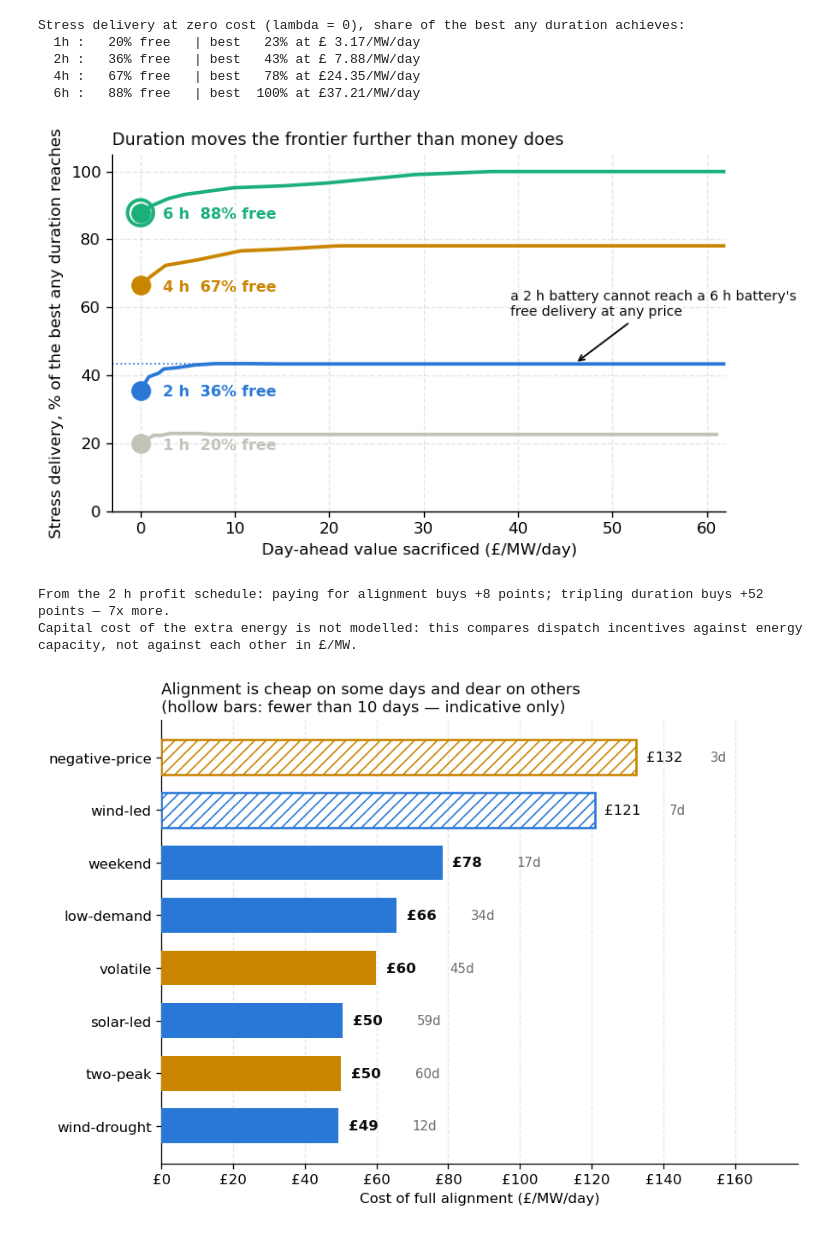
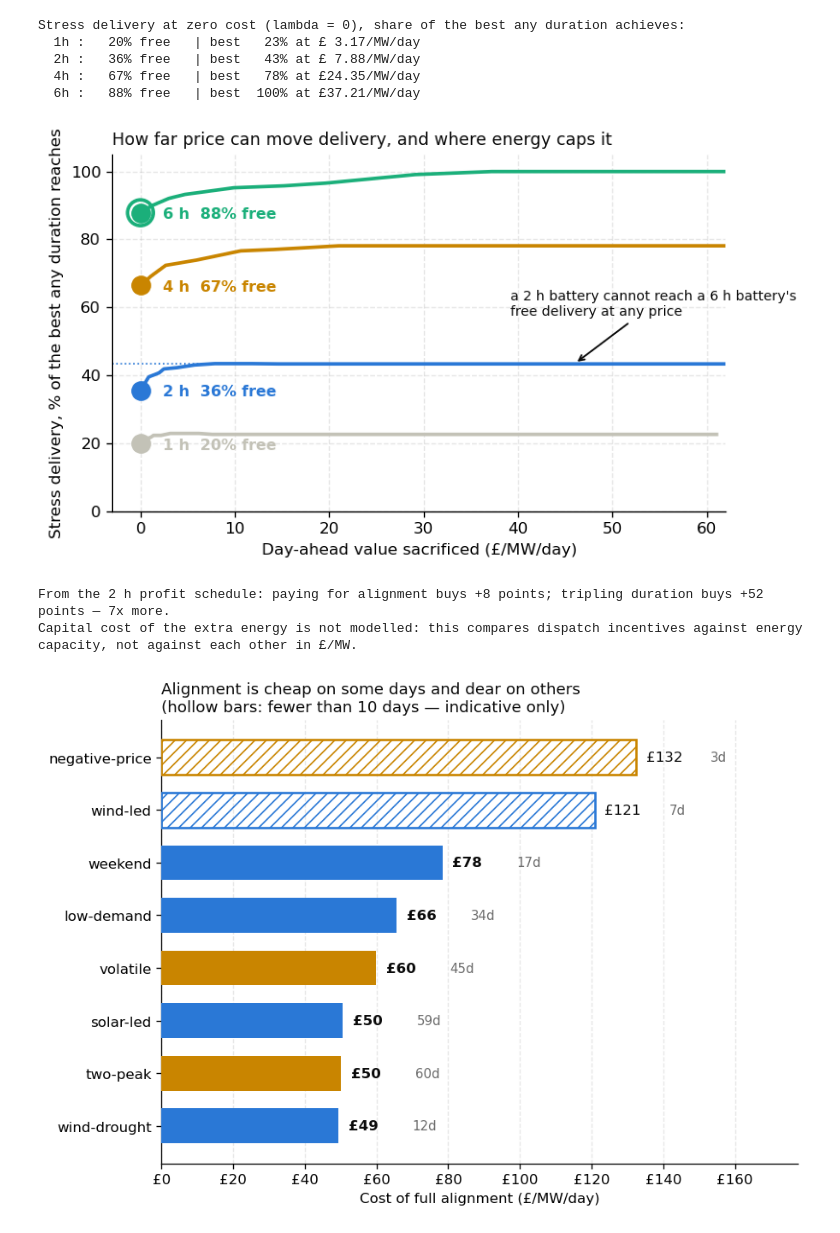
Before and after one commit to shaw029/power-trading, a Jupyter notebook: notebooks/04_alignment_gap.ipynb, the cells around one changed output. Saved outputs shown, nothing was run; the diff lists cells and outputs as text; code cells hidden in the pictures.

```diff
--- a/notebooks/04_alignment_gap.ipynb
+++ b/notebooks/04_alignment_gap.ipynb
@@ -682,35 +682,35 @@ six_free = dur_sweep[(dur_sweep["hours"] == 6.0) & (dur_sweep["lam"] == 0.0)].il
 ax.axhline(two["alignment_pct"].max() * 100, color=C["da"], lw=1, ls=":", zorder=2)
 ax.annotate(
     "a 2 h battery cannot reach a 6 h battery's\nfree delivery at any price",
     (46, two["alignment_pct"].max() * 100),
     xytext=(-40, 30), textcoords="offset points", fontsize=8.5, color=C["ink"],
     arrowprops=dict(arrowstyle="->", color=C["ink"], lw=1.1))
 ax.scatter([six_free["value_sacrificed"]], [six_free["alignment_pct"] * 100],
            s=260, facecolor="none", edgecolor=C["discharge"], lw=2.2, zorder=5)
 
 ax.set_xlabel("Day-ahead value sacrificed (£/MW/day)")
 ax.set_ylabel("Stress delivery, % of the best any duration reaches")
-ax.set_title("Duration moves the frontier further than money does",
+ax.set_title("How far price can move delivery, and where energy caps it",
              fontsize=10.5, loc="left", color=C["ink"])
 ax.set_ylim(0, 105)
 # All the action is under £40; the flat tails run to £390 and would compress it.
 ax.set_xlim(-3, 62)
 plt.tight_layout()
 # Print-resolution export for the poster: the frontier as a family of durations.
 save_poster_fig(fig, "nb04_fig_duration_frontier")
 
 plt.show()
 
 gain_money = (two["alignment_pct"].max()
               - two[two["lam"] == 0.0]["alignment_pct"].iloc[0]) * 100
 gain_dur = (six_free["alignment_pct"]
             - two[two["lam"] == 0.0]["alignment_pct"].iloc[0]) * 100
 print(f"From the 2 h profit schedule: paying for alignment buys {gain_money:+.0f} points; "
       f"tripling duration buys {gain_dur:+.0f} points — {gain_dur / gain_money:.0f}x more.")
 print("Capital cost of the extra energy is not modelled: this compares dispatch "
       "incentives against energy capacity, not against each other in £/MW.")
 # %% [output]
-[figure, old version]
+[figure, new version]
 From the 2 h profit schedule: paying for alignment buys +8 points; tripling duration buys +52 points — 7x more.
 Capital cost of the extra energy is not modelled: this compares dispatch incentives against energy capacity, not against each other in £/MW.
 # %%
```
Also changed, not shown: parts of 1 cell of this notebook, 1 other file.
